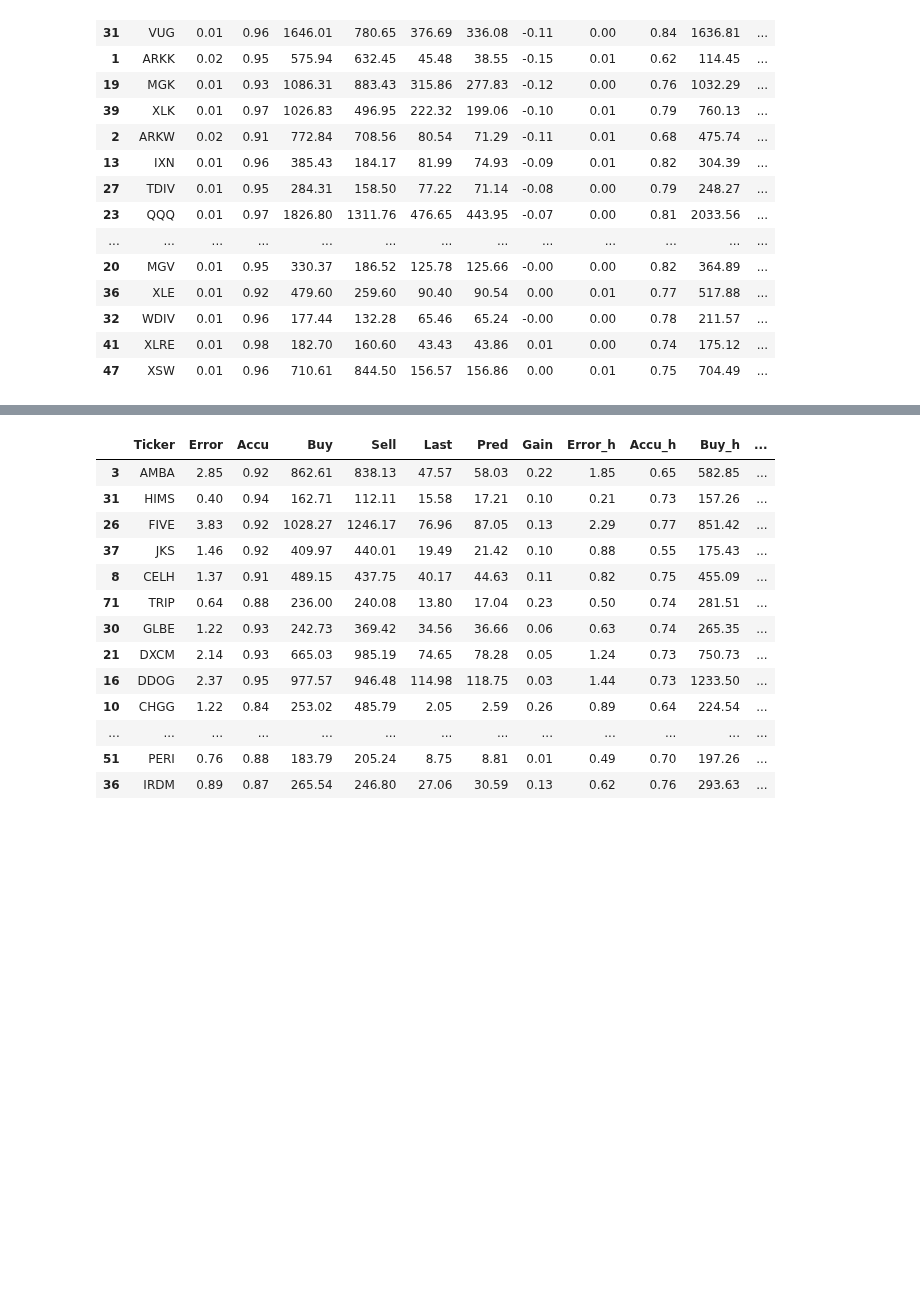
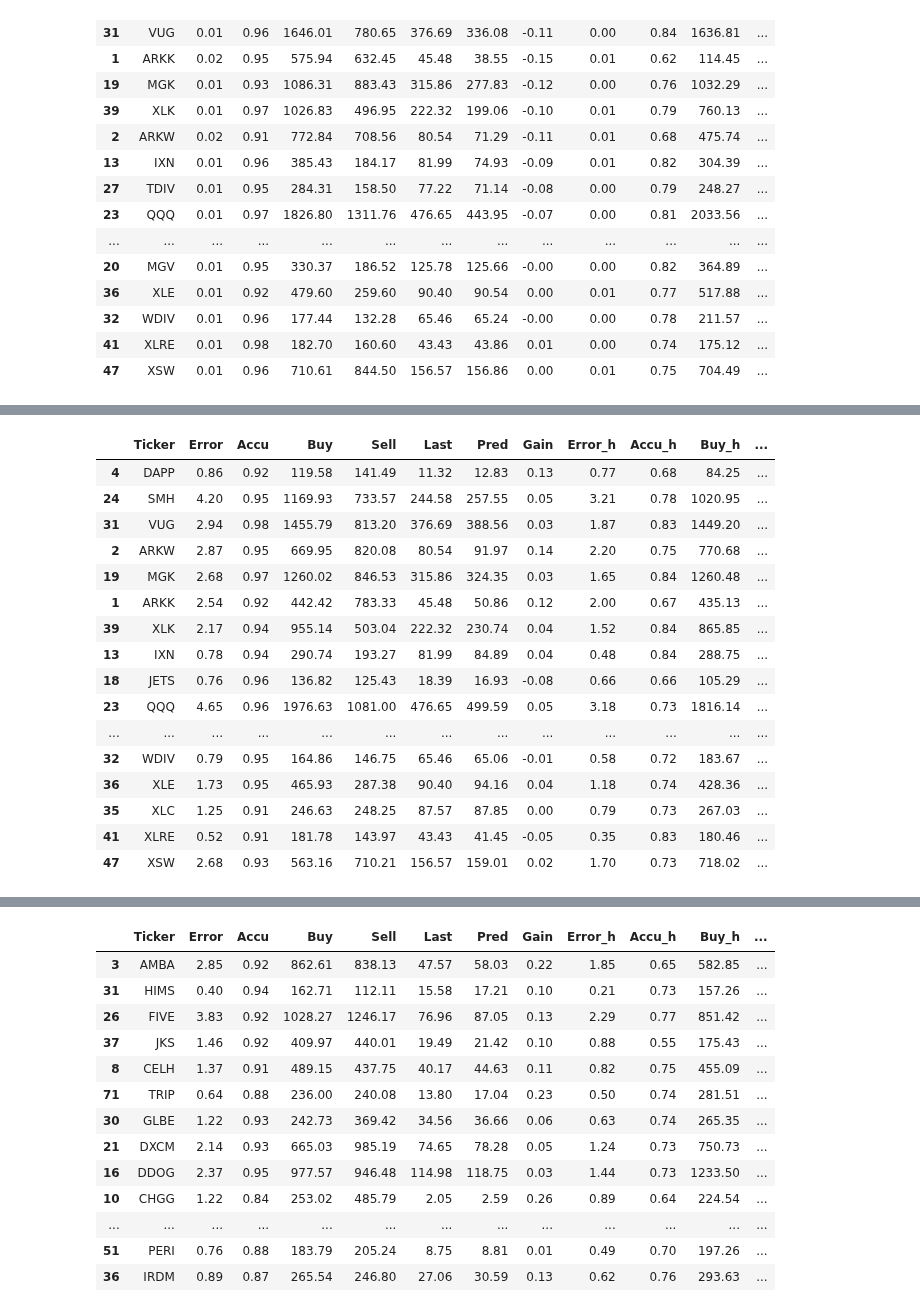
Before and after one commit to ahsank/StockML, a Jupyter notebook: TestLocal.ipynb, the cells around one changed output, grey strips where cells are left out. Cells and saved outputs as stored; diff of their text form; code cells hidden in the pictures; blank space fills up the shorter version.

Commit message:
Run as daily change as input and standard scaler

```diff
--- a/TestLocal.ipynb
+++ b/TestLocal.ipynb
@@ -176,3 +176,37 @@ mean_df_standard
 # %% [output]
 |  | Error | Accu | Buy | Sell | Error_h | Accu_h | Buy_h | Sell_h | Error_l | Accu_l | Buy_l | ... |
 | 0 | 0.011042 | 0.948958 | 551.455208 | 437.035625 | 0.004583 | 0.74125 | 499.388958 | 348.114167 | 0.006667 | 0.726042 | 557.957917 | ... |
+# %%
+pipeline.IS_VERBOSE = False
+findata.G_SCALER="minmax"
+mod = pipeline.RateReturnOnly(
+    pipeline.FeatureSeq([pipeline.AddDayMonth(),
+                         pipeline.AddVWap(),
+                         pipeline.AddMA(200),
+                         pipeline.Adj(),
+                         pipeline.ValueChange()
+                         ]))
+
+
+df3  = pipeline.runModelCombinedRR(tickers, model, mod, True)
+# %%
+addAllocHL(df3, 0.10, 1)
+df3.iloc[(df3.Alloc * abs(df2.Gain_f)).sort_values(ascending=False).index]
+# %% [output]
+|  | Ticker | Error | Accu | Buy | Sell | Last | Pred | Gain | Error_h | Accu_h | Buy_h | ... |
+| 4 | DAPP | 0.86 | 0.92 | 119.58 | 141.49 | 11.32 | 12.83 | 0.13 | 0.77 | 0.68 | 84.25 | ... |
+| 24 | SMH | 4.20 | 0.95 | 1169.93 | 733.57 | 244.58 | 257.55 | 0.05 | 3.21 | 0.78 | 1020.95 | ... |
+| 31 | VUG | 2.94 | 0.98 | 1455.79 | 813.20 | 376.69 | 388.56 | 0.03 | 1.87 | 0.83 | 1449.20 | ... |
+| 2 | ARKW | 2.87 | 0.95 | 669.95 | 820.08 | 80.54 | 91.97 | 0.14 | 2.20 | 0.75 | 770.68 | ... |
+| 19 | MGK | 2.68 | 0.97 | 1260.02 | 846.53 | 315.86 | 324.35 | 0.03 | 1.65 | 0.84 | 1260.48 | ... |
+| 1 | ARKK | 2.54 | 0.92 | 442.42 | 783.33 | 45.48 | 50.86 | 0.12 | 2.00 | 0.67 | 435.13 | ... |
+| 39 | XLK | 2.17 | 0.94 | 955.14 | 503.04 | 222.32 | 230.74 | 0.04 | 1.52 | 0.84 | 865.85 | ... |
+| 13 | IXN | 0.78 | 0.94 | 290.74 | 193.27 | 81.99 | 84.89 | 0.04 | 0.48 | 0.84 | 288.75 | ... |
+| 18 | JETS | 0.76 | 0.96 | 136.82 | 125.43 | 18.39 | 16.93 | -0.08 | 0.66 | 0.66 | 105.29 | ... |
+| 23 | QQQ | 4.65 | 0.96 | 1976.63 | 1081.00 | 476.65 | 499.59 | 0.05 | 3.18 | 0.73 | 1816.14 | ... |
+| ... | ... | ... | ... | ... | ... | ... | ... | ... | ... | ... | ... | ... |
+| 32 | WDIV | 0.79 | 0.95 | 164.86 | 146.75 | 65.46 | 65.06 | -0.01 | 0.58 | 0.72 | 183.67 | ... |
+| 36 | XLE | 1.73 | 0.95 | 465.93 | 287.38 | 90.40 | 94.16 | 0.04 | 1.18 | 0.74 | 428.36 | ... |
+| 35 | XLC | 1.25 | 0.91 | 246.63 | 248.25 | 87.57 | 87.85 | 0.00 | 0.79 | 0.73 | 267.03 | ... |
+| 41 | XLRE | 0.52 | 0.91 | 181.78 | 143.97 | 43.43 | 41.45 | -0.05 | 0.35 | 0.83 | 180.46 | ... |
+| 47 | XSW | 2.68 | 0.93 | 563.16 | 710.21 | 156.57 | 159.01 | 0.02 | 1.70 | 0.73 | 718.02 | ... |
```
Also changed, not shown: parts of 5 cells of this notebook.
